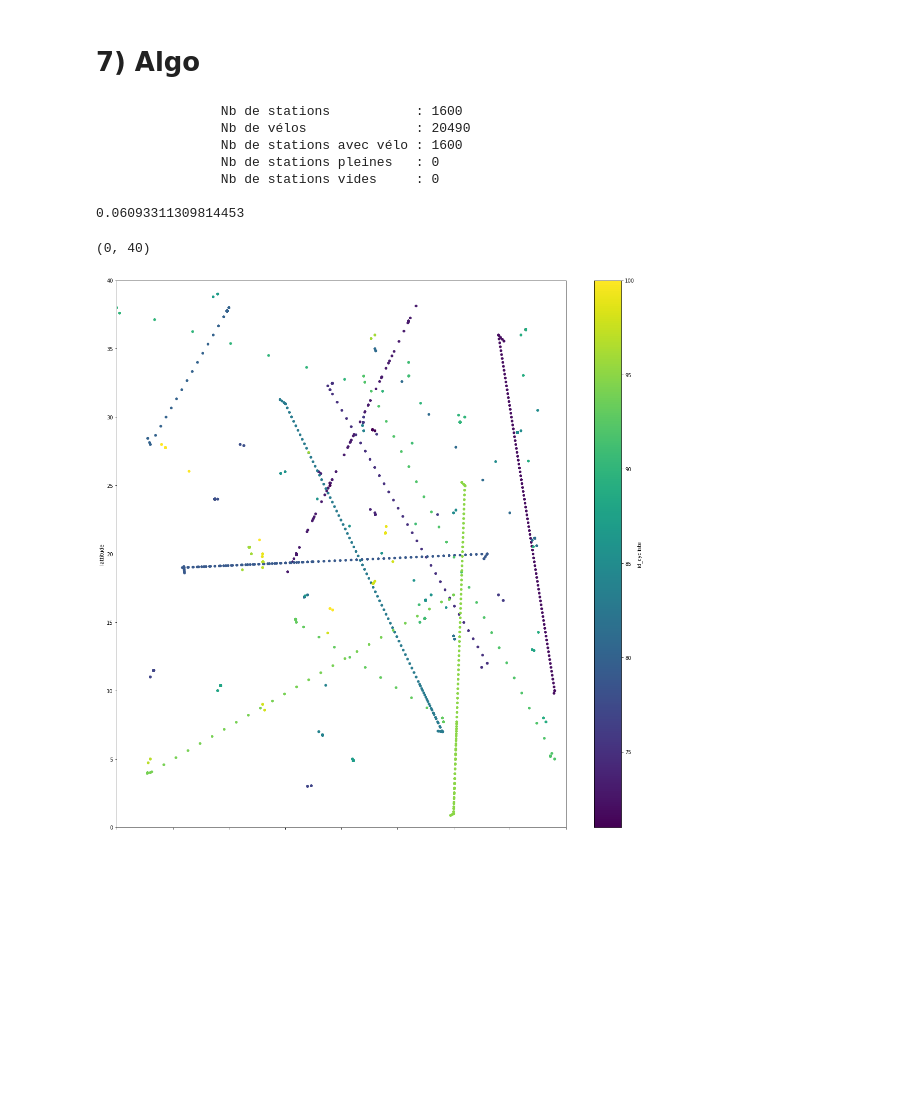
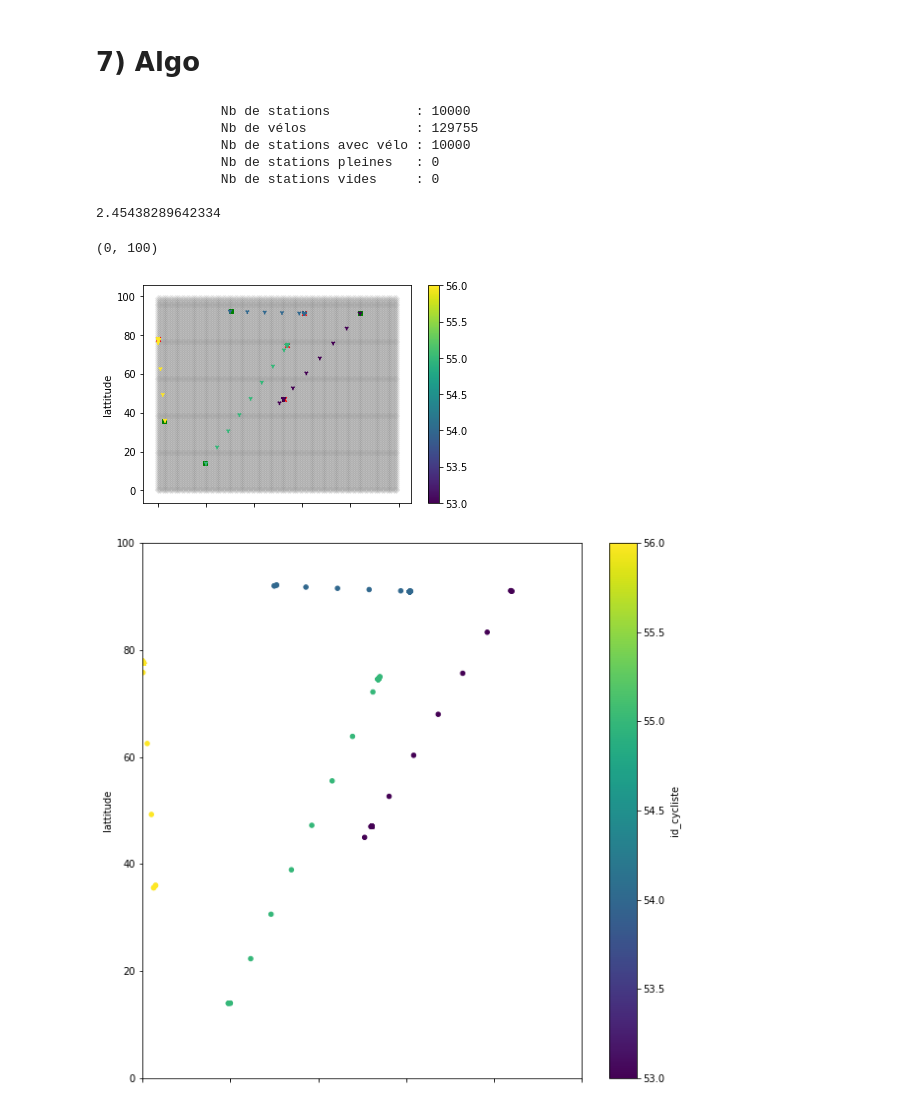
Before and after one commit to romainjouin/formation_python, a Jupyter notebook: 01_velib.ipynb, the cells around one changed output. Drawn from its saved outputs; the diff is of its cells as text; code cells hidden in the pictures; blank space fills up the shorter version.

```diff
--- a/01_velib.ipynb
+++ b/01_velib.ipynb
@@ -186,6 +184,11 @@ class Station:
         self.nb_bornes      = random.choice(NB_BORNES_POSSIBLES)
         self.velos          = [Velo() for i in range(self.nb_bornes-3)]
         self.id             = Station.nb_d_instance
+        self.recupere_velo_log   = Logger("./recupere_velo_log_stations_%s.csv"%self.id)
+        self.recupere_velo_log.log(",".join(["station_id", "velo.id", "velo.performance"]))
+        self.donne_velo_log      = Logger("./donne_velo_log_stations_%s.csv"%self.id)
+        self.donne_velo_log.log(",".join(["station_id", "velo.id", "velo.performance"]))
+
     def __str__(self):
         to_print = "Station n° {nom} : {position}, {nb_bornes} bornes, {nb_velos_dispo} velos"
 
@@ -201,13 +204,14 @@ class Station:
 
     def has_velo(self):
         return 0 < len(self.velos)
+
     def log(self, message):
-        message="station_%s : %s"%(self.id, message)
+        message = "station %s, %s"%(self.id, message)
         Station.station_logger.log(message)
 
     def deposer_un_velo(self, velo):
         if self.has_empty_place():
-            self.log("recupere le velo %s"%velo.id)
+            self.recupere_velo_log.log(",".join([str(self.id), str(velo.id), str(velo.performance)]))
             velo.update_performance()
             self.velos.append(velo)
             return True
@@ -218,7 +222,7 @@ class Station:
         if self.has_velo():
             import random
             velo = self.velos.pop(random.randint(0, len(self.velos)-1))
-            self.log("donne le velo %s"%velo.id)
+            self.donne_velo_log.log(",".join([str(self.id), str(velo.id), str(velo.performance)]))
             return velo
         else:
             self.log("vide.")
@@ -570,35 +570,37 @@ import pandas as pd
 import time
 # %%
 durees_totales = []
-nb_cycliste = 30
-width = 40
-length = 40
-JcDecaux = Prestataire(width,length)
+nb_cycliste    = 4
+width          = 100
+length         = 100
+JcDecaux       = Prestataire(width,length)
+paris          = Ville(nb_cycliste, JcDecaux)
+positions      = pd.DataFrame()
+ax             = None
+durees         = []
+debut          = time.time()
 print(JcDecaux)
-paris = Ville(nb_cycliste, JcDecaux)
-positions = pd.DataFrame()
-ax = None
-durees = []
-debut = time.time()
 for i in range(100):
     local_debut = time.time()
     paris.reveil()
     durees.append(time.time() - local_debut)
+    ax = paris.draw_map(ax)
 total = time.time()-debut
 durees_totales.append(total)
 print(total)
 cols = ["longitude", "lattitude", "id_cycliste"]
 df = paris.get_historique_positions_cycliste()[cols]
-ax = df.plot.scatter(x="longitude", y="lattitude", c="id_cycliste", colormap='viridis', figsize=(20,20))
+ax = df.plot.scatter(x="longitude", y="lattitude", c="id_cycliste", colormap='viridis', figsize=(10,10))
 ax.set_xlim(0, width)
 ax.set_ylim(0, length)
 # %% [output]
-                Nb de stations           : 1600
-                Nb de vélos              : 20490
-                Nb de stations avec vélo : 1600
+                Nb de stations           : 10000
+                Nb de vélos              : 129755
+                Nb de stations avec vélo : 10000
                 Nb de stations pleines   : 0
                 Nb de stations vides     : 0
 
-0.06093311309814453
+2.45438289642334
-(0, 40)
+(0, 100)
-[figure, old version]
+[figure, new version]
+[figure, added]
```
Also changed, not shown: parts of 5 cells of this notebook.
